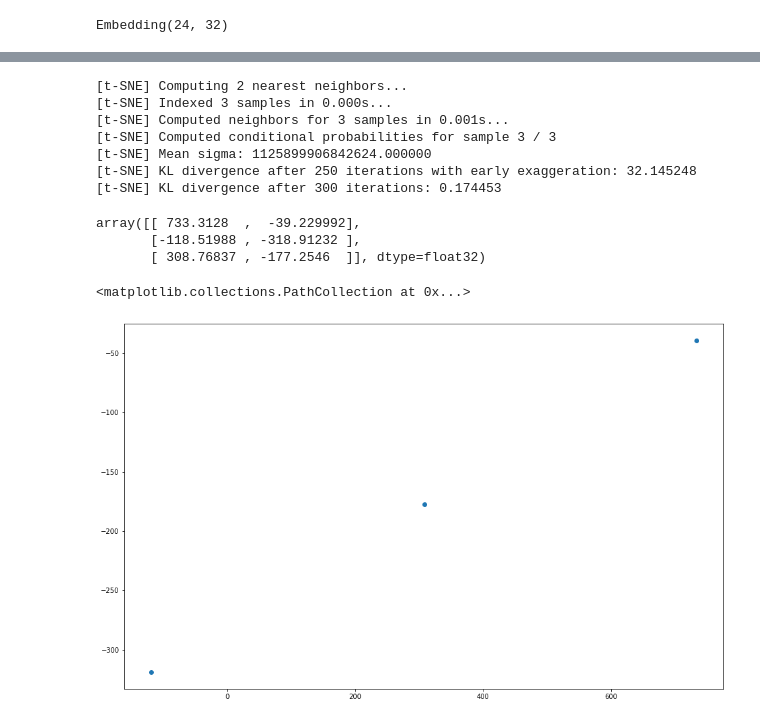
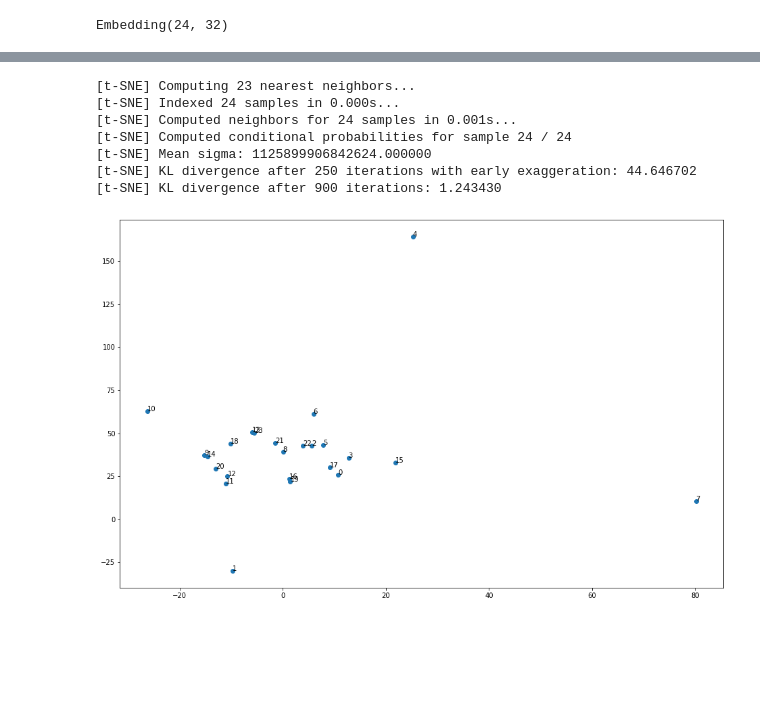
Before and after one commit to DaehanKim/bss_demand_prediction, a Jupyter notebook: dh.ipynb, the cells around one changed output, grey strips where cells are left out. Cells and saved outputs as stored; diff of their text form; code cells hidden in the pictures; blank space fills up the shorter version.

Commit message:
Add other embeddings

```diff
--- a/dh.ipynb
+++ b/dh.ipynb
@@ -179,17 +61,0 @@ example_arr = [ [2.4, 3.2, 1.1], [5.5, 4.2, 6.0], [5.5, 4.2, 7.0]  ]
-# %%
-tsne = TSNE(n_components=2, verbose=1, perplexity=40, n_iter=300)
-tsne_results = tsne.fit_transform(example_arr)
-# %% [output]
-[t-SNE] Computing 2 nearest neighbors...
-[t-SNE] Indexed 3 samples in 0.000s...
-[t-SNE] Computed neighbors for 3 samples in 0.001s...
-[t-SNE] Computed conditional probabilities for sample 3 / 3
-[t-SNE] Mean sigma: 1125899906842624.000000
-[t-SNE] KL divergence after 250 iterations with early exaggeration: 32.145248
-[t-SNE] KL divergence after 300 iterations: 0.174453
-# %%
-tsne_results
-# %% [output]
-array([[ 733.3128  ,  -39.229992],
-       [-118.51988 , -318.91232 ],
-       [ 308.76837 , -177.2546  ]], dtype=float32)
@@ -200,6 +62,30 @@ y = tr[1]
-# %%
-plt.figure(figsize=(16,10))
-plt.scatter(x=x, y=y)
-# %% [output]
-<matplotlib.collections.PathCollection at 0x...>
-[figure, removed]
+# %%
+from sklearn.manifold import TSNE
+%matplotlib inline
+import matplotlib.pyplot as plt
+from mpl_toolkits.mplot3d import Axes3D
+def plot(arr):
+    tsne = TSNE(n_components=2, verbose=1, perplexity=400, n_iter=3000)
+    tsne_results = tsne.fit_transform(arr)
+    tr = tsne_results.transpose()
+    x = tr[0]
+    y = tr[1]
+    fig, ax = plt.subplots()
+    fig.set_size_inches(16,10)
+    ax.scatter(x=x, y=y)
+    for i in range(len(x)):
+        ax.annotate(str(i), (x[i], y[i]))
+    return tsne_results
+# %%
+arr = m.hour_embedding(torch.LongTensor([float(i) for i in range(24)]).cuda())
+arr = arr.cpu().detach().numpy()
+tnse_res = plot(arr)
+# %% [output]
+[t-SNE] Computing 23 nearest neighbors...
+[t-SNE] Indexed 24 samples in 0.000s...
+[t-SNE] Computed neighbors for 24 samples in 0.001s...
+[t-SNE] Computed conditional probabilities for sample 24 / 24
+[t-SNE] Mean sigma: 1125899906842624.000000
+[t-SNE] KL divergence after 250 iterations with early exaggeration: 44.646702
+[t-SNE] KL divergence after 900 iterations: 1.243430
+[figure, added]
```
Also changed, not shown: parts of 8 cells of this notebook.
